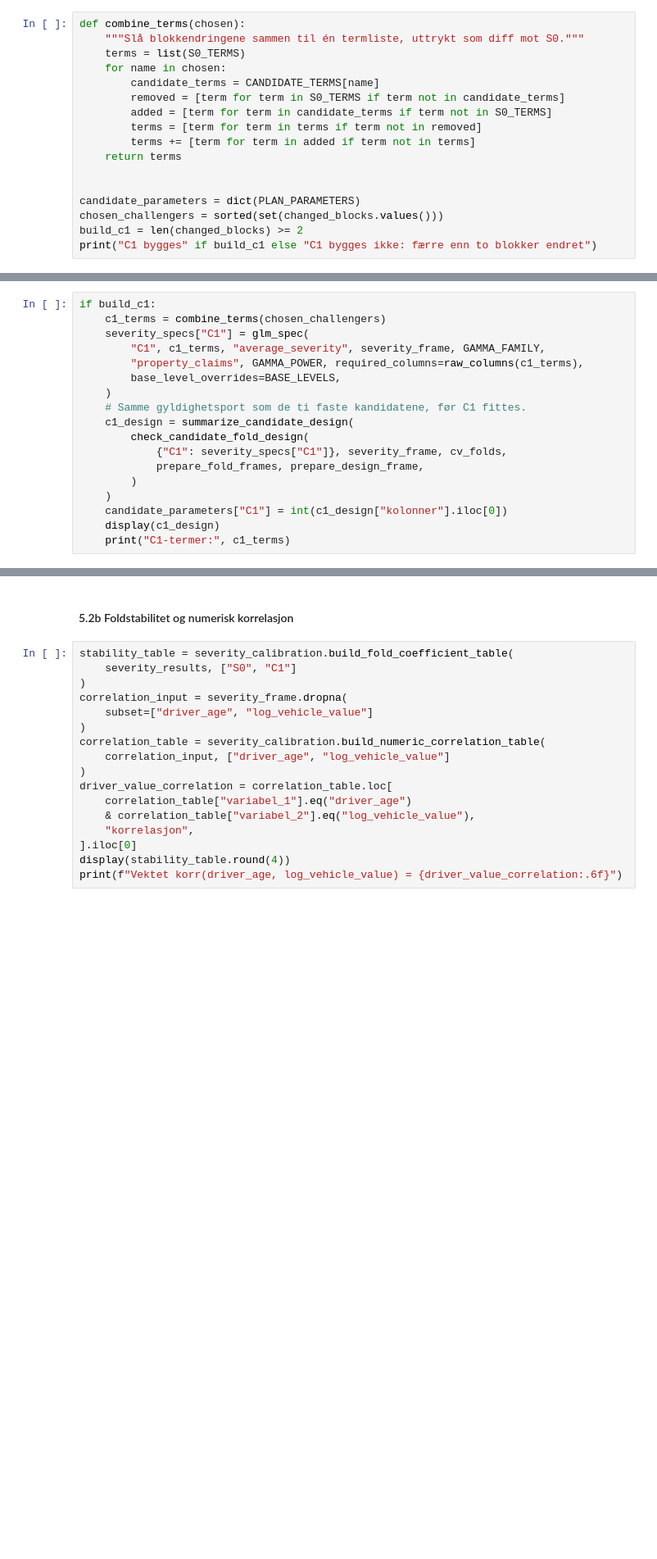
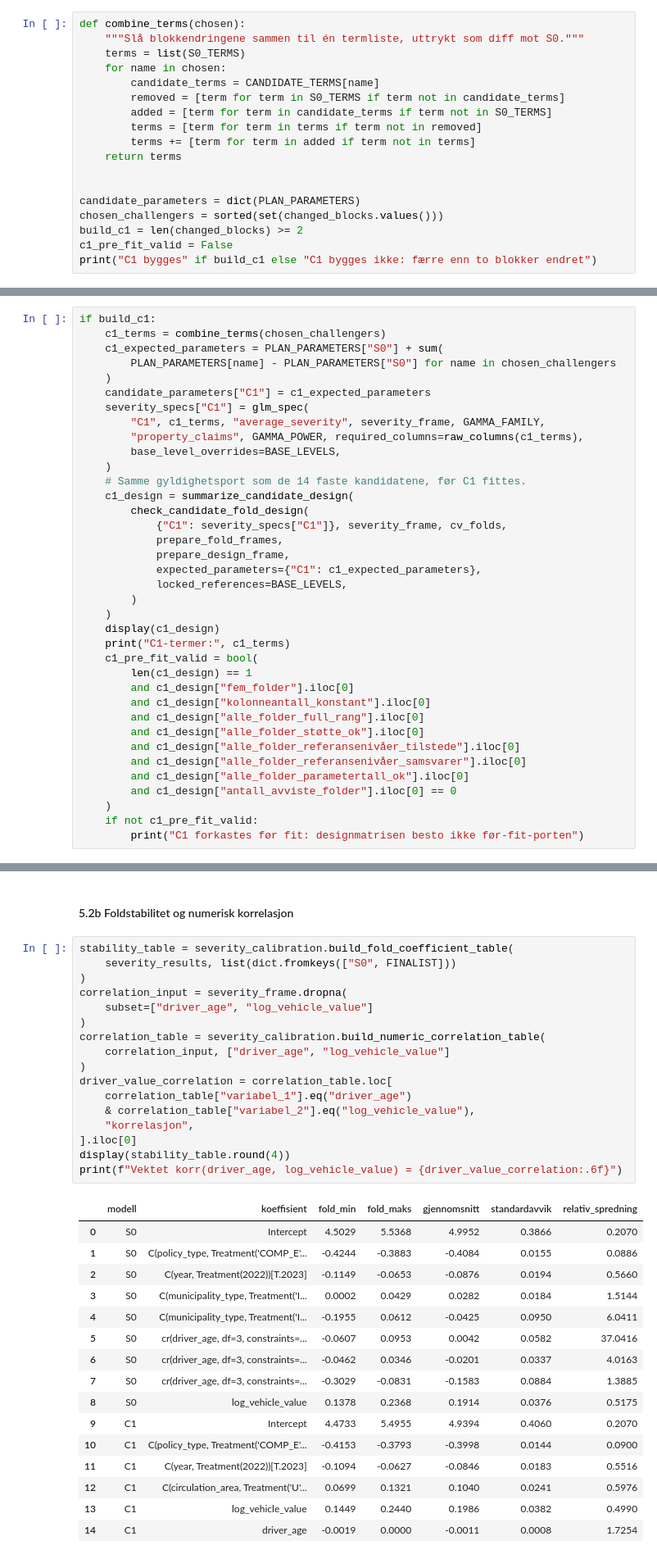
Before and after one commit to MarkusBjerkaas/Motor-Insurance-GLM-ML, a Jupyter notebook: glm_pricing_severity.ipynb, the cells around one changed output, grey strips where cells are left out. Shown at 82% size. Cells and saved outputs as stored; diff of their text form; blank space fills up the shorter version.

```diff
--- a/glm_pricing_severity.ipynb
+++ b/glm_pricing_severity.ipynb
@@ -750,4 +1087,5 @@ def combine_terms(chosen):
 candidate_parameters = dict(PLAN_PARAMETERS)
 chosen_challengers = sorted(set(changed_blocks.values()))
 build_c1 = len(changed_blocks) >= 2
+c1_pre_fit_valid = False
 print("C1 bygges" if build_c1 else "C1 bygges ikke: færre enn to blokker endret")
@@ -754,18 +1094,37 @@ print("C1 bygges" if build_c1 else "C1 bygges ikke: færre enn to blokker endret
 # %%
 if build_c1:
     c1_terms = combine_terms(chosen_challengers)
+    c1_expected_parameters = PLAN_PARAMETERS["S0"] + sum(
+        PLAN_PARAMETERS[name] - PLAN_PARAMETERS["S0"] for name in chosen_challengers
+    )
+    candidate_parameters["C1"] = c1_expected_parameters
     severity_specs["C1"] = glm_spec(
         "C1", c1_terms, "average_severity", severity_frame, GAMMA_FAMILY,
         "property_claims", GAMMA_POWER, required_columns=raw_columns(c1_terms),
         base_level_overrides=BASE_LEVELS,
     )
-    # Samme gyldighetsport som de ti faste kandidatene, før C1 fittes.
+    # Samme gyldighetsport som de 14 faste kandidatene, før C1 fittes.
     c1_design = summarize_candidate_design(
         check_candidate_fold_design(
             {"C1": severity_specs["C1"]}, severity_frame, cv_folds,
-            prepare_fold_frames, prepare_design_frame,
+            prepare_fold_frames,
+            prepare_design_frame,
+            expected_parameters={"C1": c1_expected_parameters},
+            locked_references=BASE_LEVELS,
         )
     )
-    candidate_parameters["C1"] = int(c1_design["kolonner"].iloc[0])
     display(c1_design)
     print("C1-termer:", c1_terms)
+    c1_pre_fit_valid = bool(
+        len(c1_design) == 1
+        and c1_design["fem_folder"].iloc[0]
+        and c1_design["kolonneantall_konstant"].iloc[0]
+        and c1_design["alle_folder_full_rang"].iloc[0]
+        and c1_design["alle_folder_støtte_ok"].iloc[0]
+        and c1_design["alle_folder_referansenivåer_tilstede"].iloc[0]
+        and c1_design["alle_folder_referansenivåer_samsvarer"].iloc[0]
+        and c1_design["alle_folder_parametertall_ok"].iloc[0]
+        and c1_design["antall_avviste_folder"].iloc[0] == 0
+    )
+    if not c1_pre_fit_valid:
+        print("C1 forkastes før fit: designmatrisen besto ikke før-fit-porten")
@@ -908,18 +1356,35 @@ display(contribution_table.round(4))
 #### 5.2b Foldstabilitet og numerisk korrelasjon
 # %%
 stability_table = severity_calibration.build_fold_coefficient_table(
-    severity_results, ["S0", "C1"]
+    severity_results, list(dict.fromkeys(["S0", FINALIST]))
 )
 correlation_input = severity_frame.dropna(
     subset=["driver_age", "log_vehicle_value"]
 )
 correlation_table = severity_calibration.build_numeric_correlation_table(
     correlation_input, ["driver_age", "log_vehicle_value"]
 )
 driver_value_correlation = correlation_table.loc[
     correlation_table["variabel_1"].eq("driver_age")
     & correlation_table["variabel_2"].eq("log_vehicle_value"),
     "korrelasjon",
 ].iloc[0]
 display(stability_table.round(4))
 print(f"Vektet korr(driver_age, log_vehicle_value) = {driver_value_correlation:.6f}")
+# %% [output]
+|  | modell | koeffisient | fold_min | fold_maks | gjennomsnitt | standardavvik | relativ_spredning |
+| 0 | S0 | Intercept | 4.5029 | 5.5368 | 4.9952 | 0.3866 | 0.2070 |
+| 1 | S0 | C(policy_type, Treatment('COMP_E'... | -0.4244 | -0.3883 | -0.4084 | 0.0155 | 0.0886 |
+| 2 | S0 | C(year, Treatment(2022))[T.2023] | -0.1149 | -0.0653 | -0.0876 | 0.0194 | 0.5660 |
+| 3 | S0 | C(municipality_type, Treatment('I... | 0.0002 | 0.0429 | 0.0282 | 0.0184 | 1.5144 |
+| 4 | S0 | C(municipality_type, Treatment('I... | -0.1955 | 0.0612 | -0.0425 | 0.0950 | 6.0411 |
+| 5 | S0 | cr(driver_age, df=3, constraints=... | -0.0607 | 0.0953 | 0.0042 | 0.0582 | 37.0416 |
+| 6 | S0 | cr(driver_age, df=3, constraints=... | -0.0462 | 0.0346 | -0.0201 | 0.0337 | 4.0163 |
+| 7 | S0 | cr(driver_age, df=3, constraints=... | -0.3029 | -0.0831 | -0.1583 | 0.0884 | 1.3885 |
+| 8 | S0 | log_vehicle_value | 0.1378 | 0.2368 | 0.1914 | 0.0376 | 0.5175 |
+| 9 | C1 | Intercept | 4.4733 | 5.4955 | 4.9394 | 0.4060 | 0.2070 |
+| 10 | C1 | C(policy_type, Treatment('COMP_E'... | -0.4153 | -0.3793 | -0.3998 | 0.0144 | 0.0900 |
+| 11 | C1 | C(year, Treatment(2022))[T.2023] | -0.1094 | -0.0627 | -0.0846 | 0.0183 | 0.5516 |
+| 12 | C1 | C(circulation_area, Treatment('U'... | 0.0699 | 0.1321 | 0.1040 | 0.0241 | 0.5976 |
+| 13 | C1 | log_vehicle_value | 0.1449 | 0.2440 | 0.1986 | 0.0382 | 0.4990 |
+| 14 | C1 | driver_age | -0.0019 | 0.0000 | -0.0011 | 0.0008 | 1.7254 |
```
Also changed, not shown: parts of 78 cells of this notebook, 7 other files.
